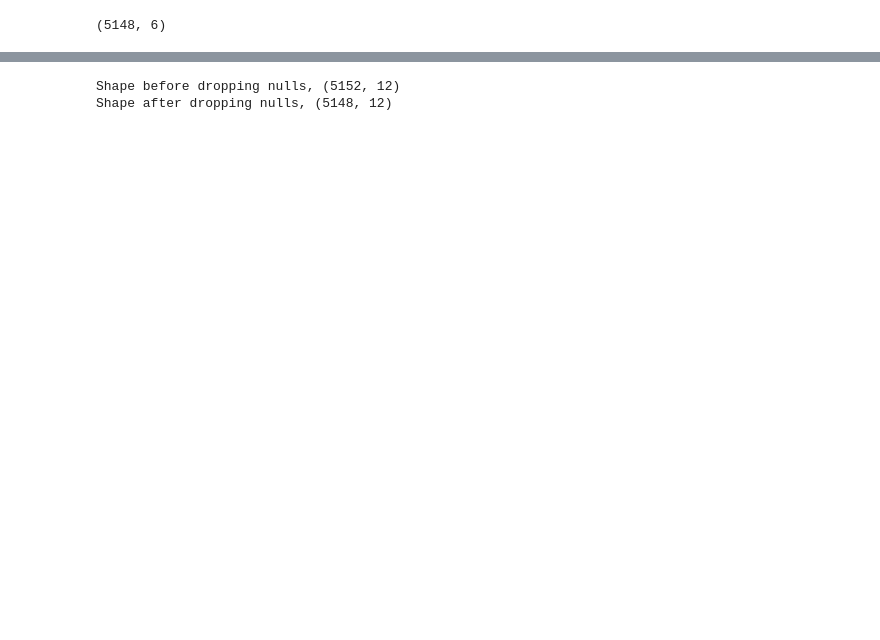
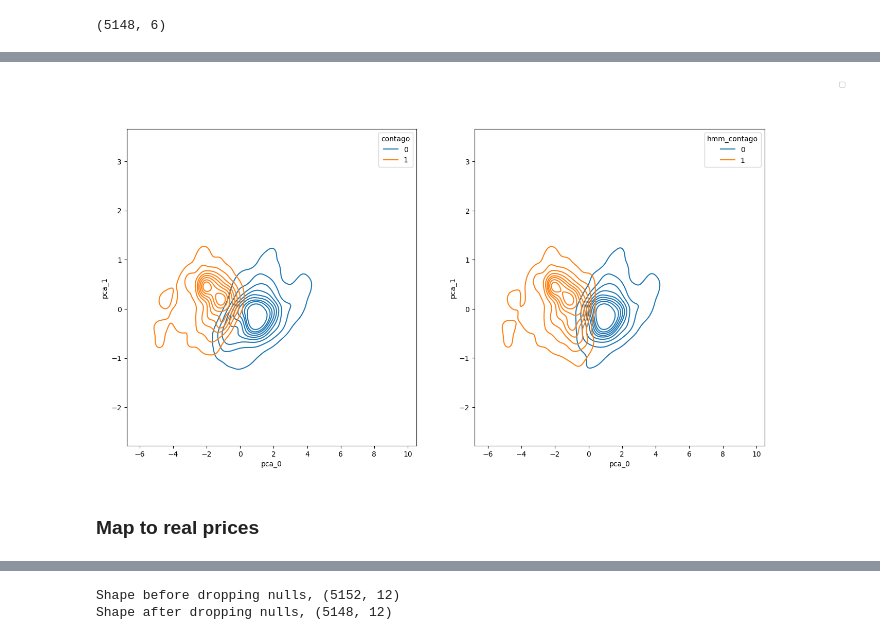
Before and after one commit to ashish1610dhiman/statistical_factors_brent, a Jupyter notebook: notebooks/ashish/c1.hmm_gmm_contago.ipynb, the cells around one changed output, grey strips where cells are left out. Drawn from its saved outputs; the diff is of its cells as text; code cells hidden in the pictures; blank space fills up the shorter version.

```diff
--- a/notebooks/ashish/c1.hmm_gmm_contago.ipynb
+++ b/notebooks/ashish/c1.hmm_gmm_contago.ipynb
@@ -29,0 +58,2 @@ diff_pca
+# %%
+hmm.fit(X)
@@ -29,0 +119,12 @@ diff_pca
+# %%
+diff_pca["hmm_contago"] = hmm.decode(X)[1]
+# %%
+fig,axs = plt.subplots(1,2,figsize=(16,8))
+sns.kdeplot(x="pca_0",y="pca_1",hue="contago",ax=axs[0],data=diff_pca,label="Manual")
+sns.kdeplot(x="pca_0",y="pca_1",hue="hmm_contago",ax=axs[1],data=diff_pca,label="HMM")
+handles, labels = axs[1].get_legend_handles_labels()
+fig.legend(handles, labels, loc='upper right');
+# %% [output]
+[figure, added]
+# %% [markdown]
+### Map to real prices
```
Also changed, not shown: parts of 23 cells of this notebook, 2 other files.
